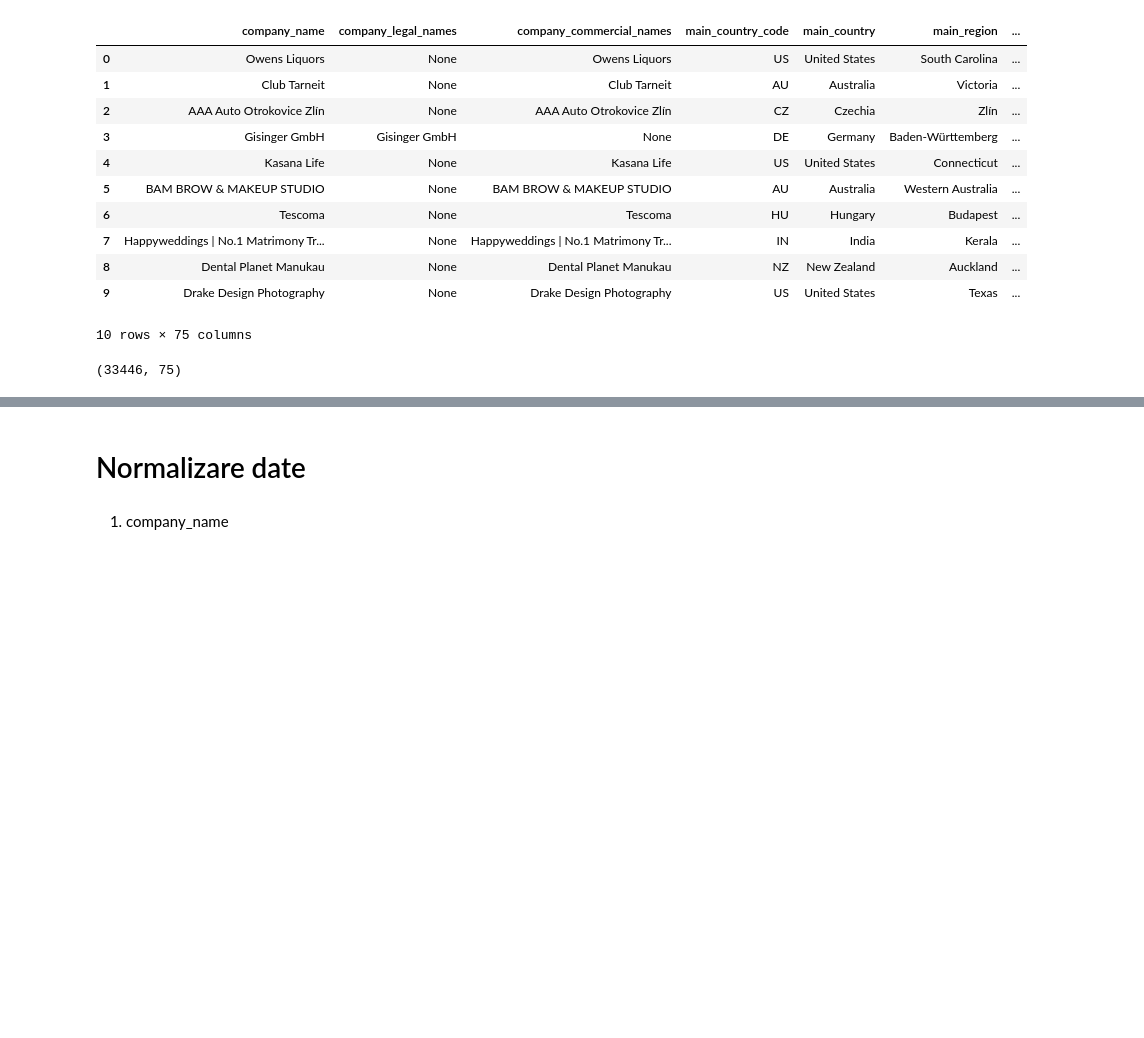
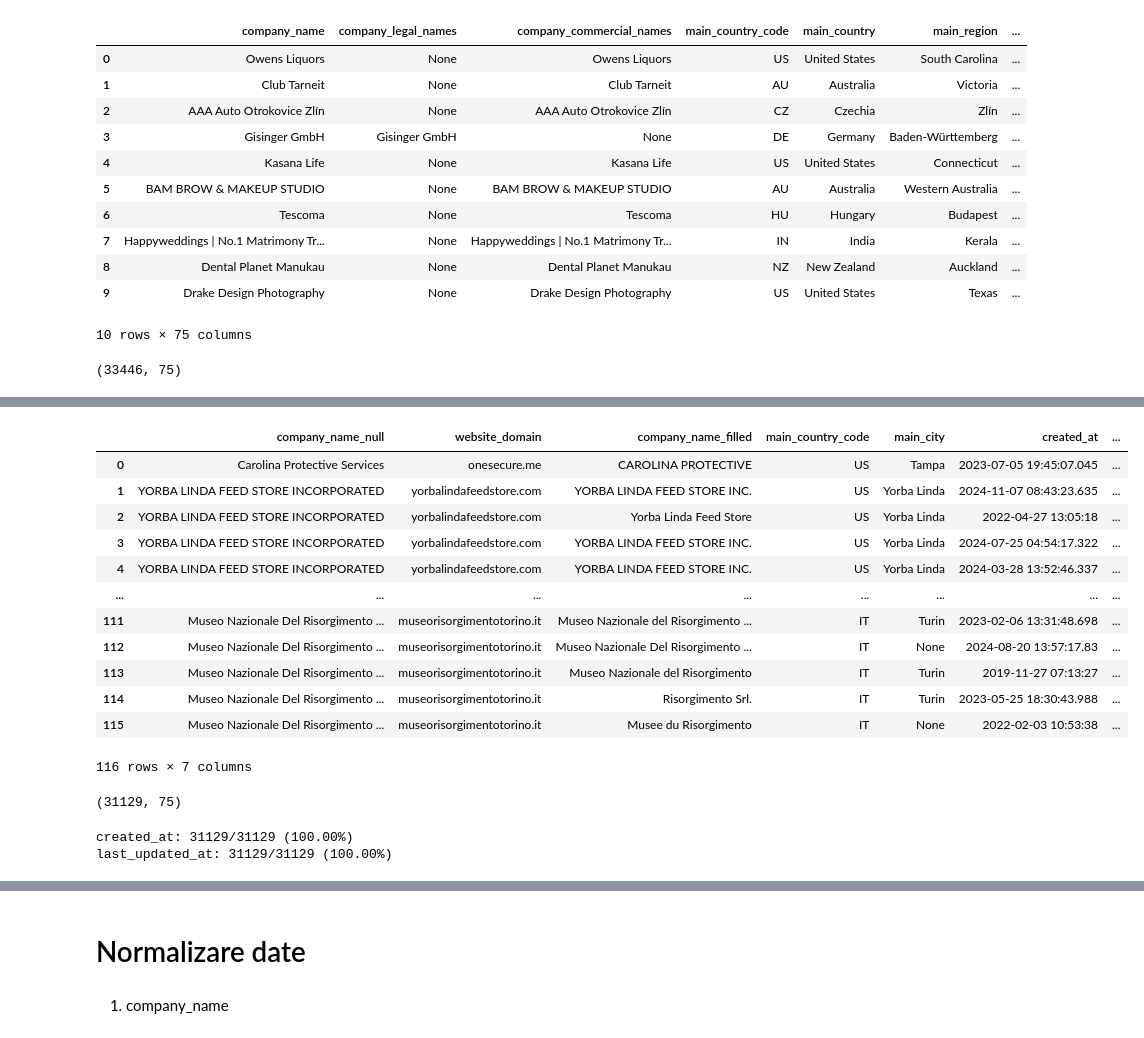
Before and after one commit to criss2412/tech_challange, a Jupyter notebook: excercise.ipynb, the cells around one changed output, grey strips where cells are left out. Cells and saved outputs as stored; diff of their text form; code cells hidden in the pictures; blank space fills up the shorter version.

```diff
--- a/excercise.ipynb
+++ b/excercise.ipynb
@@ -60,0 +121,4 @@ tiktok_url                    object               0          0.000000
+# %%
+#le verific pe cele cu created_at si last_updated_at null
+df_null_dates = df[(df["created_at"].isna()) & (df["last_updated_at"].isna())][["company_name", "website_domain"]]
+df_null_dates
@@ -60,0 +143,26 @@ tiktok_url                    object               0          0.000000
+# %%
+#concatenez randurile cu null pe created_at si last_updated_at cu randurile care se potrivesc pe acelasi domeniu pentru a vedea daca pierd date eliminand acele randuri
+df_filled_dates = df[df["created_at"].notna() & df["last_updated_at"].notna()][["company_name", "website_domain","main_country_code","main_city", "created_at", "last_updated_at"]]
+
+df_joined = df_null_dates.merge(
+    df_filled_dates,
+    on="website_domain",
+    how="left",
+    suffixes=("_null", "_filled")
+)
+
+display(df_joined)
+# %% [output]
+|  | company_name_null | website_domain | company_name_filled | main_country_code | main_city | created_at | ... |
+| 0 | Carolina Protective Services | onesecure.me | CAROLINA PROTECTIVE | US | Tampa | 2023-07-05 19:45:07.045 | ... |
+| 1 | YORBA LINDA FEED STORE INCORPORATED | yorbalindafeedstore.com | YORBA LINDA FEED STORE INC. | US | Yorba Linda | 2024-11-07 08:43:23.635 | ... |
+| 2 | YORBA LINDA FEED STORE INCORPORATED | yorbalindafeedstore.com | Yorba Linda Feed Store | US | Yorba Linda | 2022-04-27 13:05:18 | ... |
+| 3 | YORBA LINDA FEED STORE INCORPORATED | yorbalindafeedstore.com | YORBA LINDA FEED STORE INC. | US | Yorba Linda | 2024-07-25 04:54:17.322 | ... |
+| 4 | YORBA LINDA FEED STORE INCORPORATED | yorbalindafeedstore.com | YORBA LINDA FEED STORE INC. | US | Yorba Linda | 2024-03-28 13:52:46.337 | ... |
+| ... | ... | ... | ... | ... | ... | ... | ... |
+| 111 | Museo Nazionale Del Risorgimento ... | museorisorgimentotorino.it | Museo Nazionale del Risorgimento ... | IT | Turin | 2023-02-06 13:31:48.698 | ... |
+| 112 | Museo Nazionale Del Risorgimento ... | museorisorgimentotorino.it | Museo Nazionale Del Risorgimento ... | IT | None | 2024-08-20 13:57:17.83 | ... |
+| 113 | Museo Nazionale Del Risorgimento ... | museorisorgimentotorino.it | Museo Nazionale del Risorgimento | IT | Turin | 2019-11-27 07:13:27 | ... |
+| 114 | Museo Nazionale Del Risorgimento ... | museorisorgimentotorino.it | Risorgimento Srl. | IT | Turin | 2023-05-25 18:30:43.988 | ... |
+| 115 | Museo Nazionale Del Risorgimento ... | museorisorgimentotorino.it | Musee du Risorgimento | IT | None | 2022-02-03 10:53:38 | ... |
+116 rows × 7 columns
@@ -60,0 +172,16 @@ tiktok_url                    object               0          0.000000
+# %%
+df.shape
+# %% [output]
+(31129, 75)
+# %%
+# verificam procentul de not nulluri per coloana pt created_at,last_updated_at
+total = len(df)
+
+
+for col in ["created_at", "last_updated_at"]:
+    not_null_count = df[col].notna().sum()
+    percent = (not_null_count / total) * 100
+    print(f"{col}: {not_null_count}/{total} ({percent:.2f}%)")
+# %% [output]
+created_at: 31129/31129 (100.00%)
+last_updated_at: 31129/31129 (100.00%)
```
Also changed, not shown: parts of 46 cells of this notebook.
